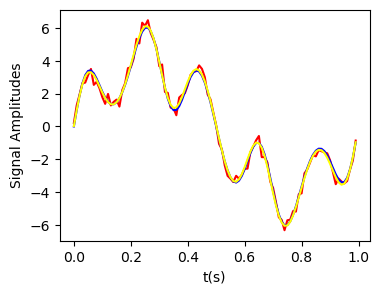
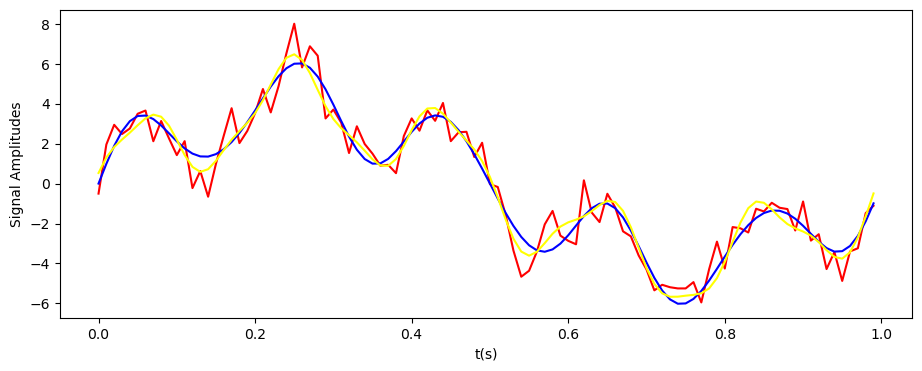
Unified diff of the notebook cell whose output changed from the first chart to the second:
--- before
+++ after
@@ -1,3 +1,3 @@
-plt.figure(figsize= (4,3))
+plt.figure(figsize= (11,4))
 
 plt.plot(t, signal, "red")

Commit: update